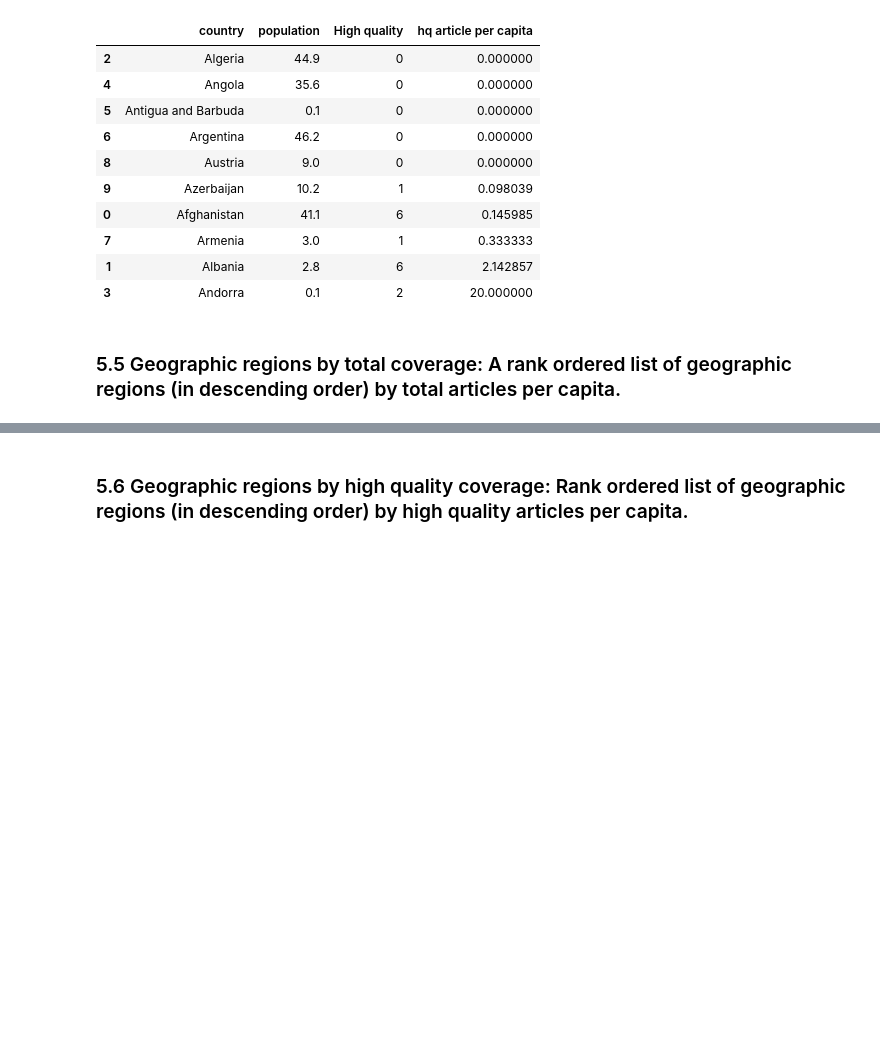
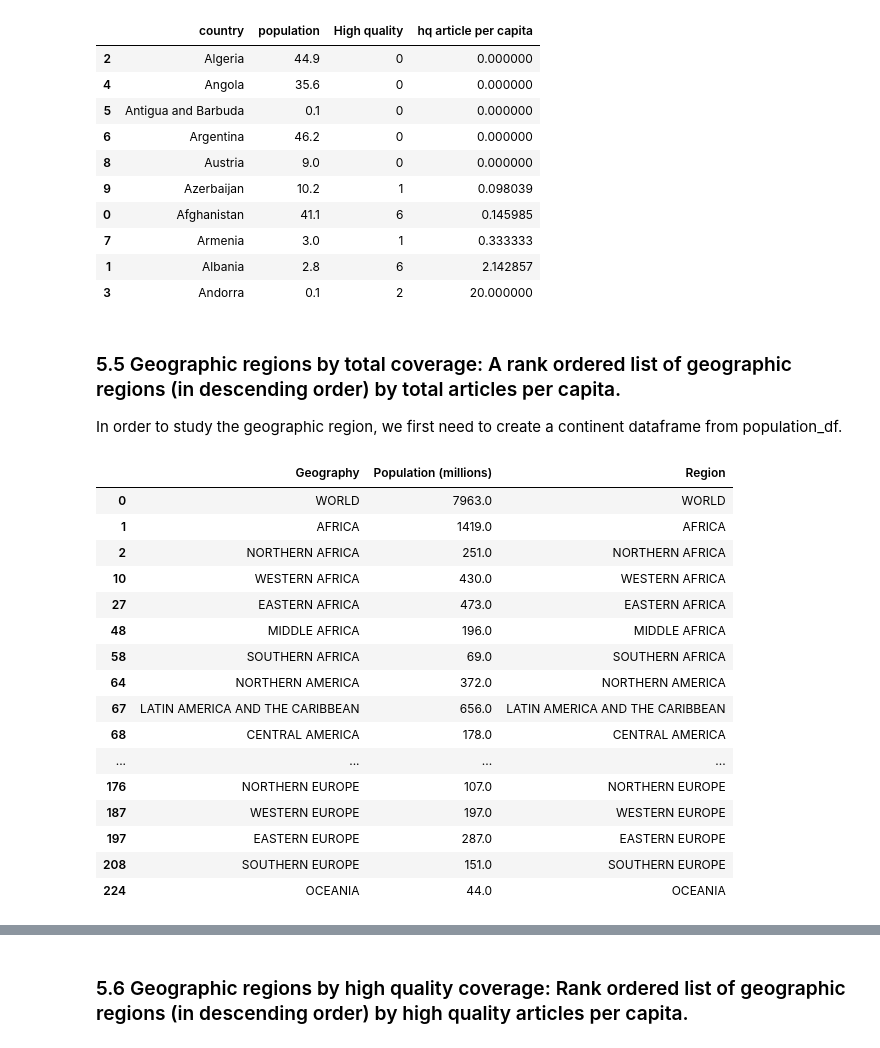
Before and after one commit to Kirsteenng/Human-Centered-Design, a Jupyter notebook: data-512-homework_2/HW2.ipynb, the cells around one changed output, grey strips where cells are left out. Drawn from its saved outputs; the diff is of its cells as text; code cells hidden in the pictures; blank space fills up the shorter version.

```diff
--- a/data-512-homework_2/HW2.ipynb
+++ b/data-512-homework_2/HW2.ipynb
@@ -367,5 +370,28 @@ bottom_10_quality
 | 3 | Andorra | 0.1 | 2 | 20.000000 |
 # %% [markdown]
 ### 5.5 Geographic regions by total coverage: A rank ordered list of geographic regions (in descending order) by total articles per capita.
+In order to study the geographic region, we first need to create a continent dataframe from population_df.
+# %%
+# Continent
+continent_df = population_df[population_df['Geography'].str.isupper()]
+continent_df
+# %% [output]
+|  | Geography | Population (millions) | Region |
+| 0 | WORLD | 7963.0 | WORLD |
+| 1 | AFRICA | 1419.0 | AFRICA |
+| 2 | NORTHERN AFRICA | 251.0 | NORTHERN AFRICA |
+| 10 | WESTERN AFRICA | 430.0 | WESTERN AFRICA |
+| 27 | EASTERN AFRICA | 473.0 | EASTERN AFRICA |
+| 48 | MIDDLE AFRICA | 196.0 | MIDDLE AFRICA |
+| 58 | SOUTHERN AFRICA | 69.0 | SOUTHERN AFRICA |
+| 64 | NORTHERN AMERICA | 372.0 | NORTHERN AMERICA |
+| 67 | LATIN AMERICA AND THE CARIBBEAN | 656.0 | LATIN AMERICA AND THE CARIBBEAN |
+| 68 | CENTRAL AMERICA | 178.0 | CENTRAL AMERICA |
+| ... | ... | ... | ... |
+| 176 | NORTHERN EUROPE | 107.0 | NORTHERN EUROPE |
+| 187 | WESTERN EUROPE | 197.0 | WESTERN EUROPE |
+| 197 | EASTERN EUROPE | 287.0 | EASTERN EUROPE |
+| 208 | SOUTHERN EUROPE | 151.0 | SOUTHERN EUROPE |
+| 224 | OCEANIA | 44.0 | OCEANIA |
 # %%
 geography = copy[copy['population'] > 0]
```
Also changed, not shown: parts of 5 cells of this notebook, 2 other files.
